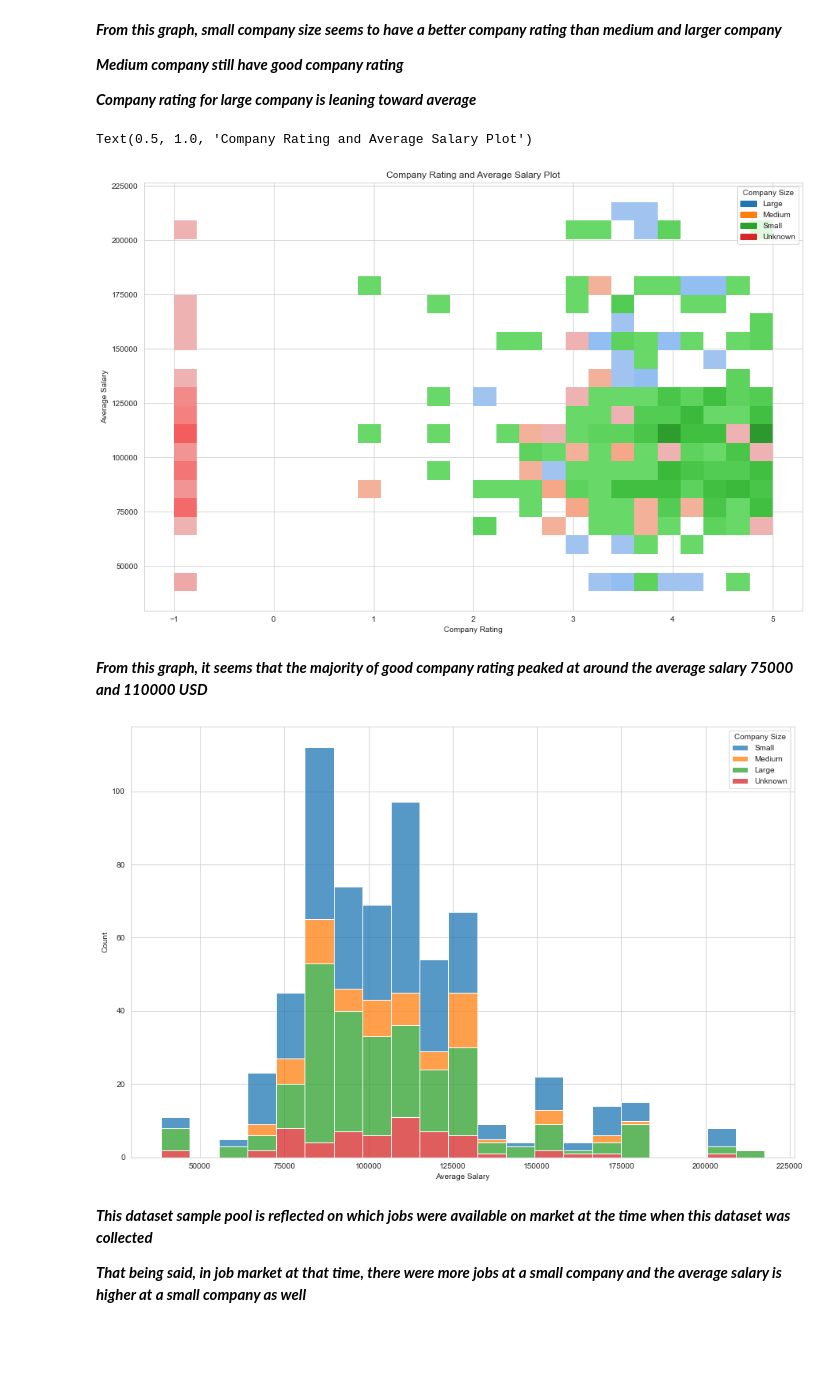
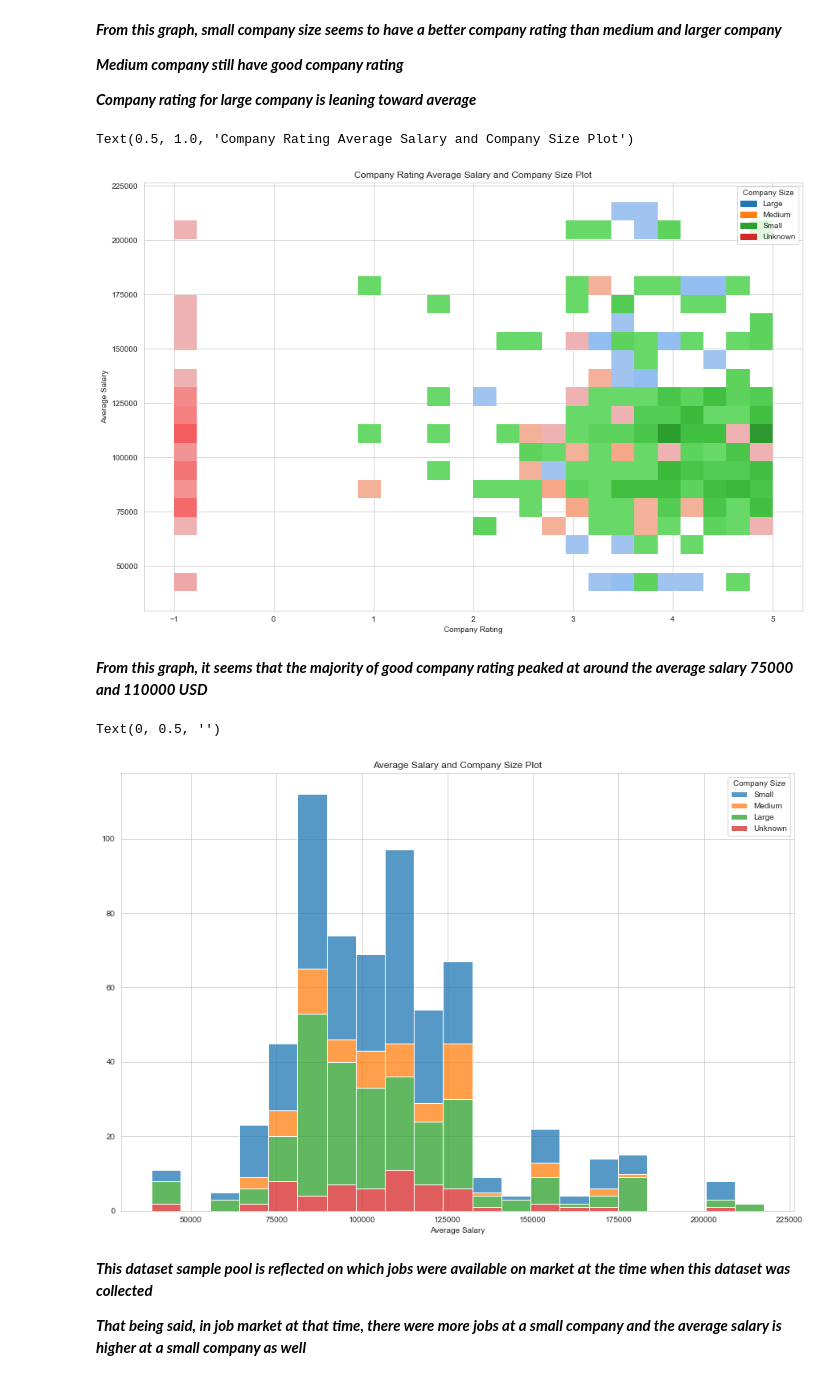
Before and after one commit to data301-2021-summer2/project-group31-project, a Jupyter notebook: analysis/Analysis Notebook.ipynb, the cells around one changed output. Cells and saved outputs as stored; diff of their text form; code cells hidden in the pictures; blank space fills up the shorter version.

Commit message:
Added more plots.

```diff
--- a/analysis/Analysis Notebook.ipynb
+++ b/analysis/Analysis Notebook.ipynb
@@ -42,18 +42,21 @@ chart2 = sns.histplot(x="Company Rating",
                       hue="Company Size",
                       hue_order=["Large","Medium","Small","Unknown"],
                       data=df)
-plt.title("Company Rating and Average Salary Plot")
+plt.title("Company Rating Average Salary and Company Size Plot")
 # %% [output]
-Text(0.5, 1.0, 'Company Rating and Average Salary Plot')
+Text(0.5, 1.0, 'Company Rating Average Salary and Company Size Plot')
-[figure, old version]
+[figure, new version]
 # %% [markdown]
 ***From this graph, it seems that the majority of good company rating peaked at around the average salary 75000 and 110000 USD***
 # %%
 #Company size and average salary
 fig, ax = plt.subplots(figsize=(15,10))
 chart3 = sns.histplot(x="Average Salary",hue="Company Size",multiple="stack",data=df)
+plt.title("Average Salary and Company Size Plot")
+plt.ylabel("")
 # %% [output]
+Text(0, 0.5, '')
-[figure, old version]
+[figure, new version]
 # %% [markdown]
 ***This dataset sample pool is reflected on which jobs were available on market at the time when this dataset was collected***
 
```
Also changed, not shown: parts of 5 cells of this notebook.
